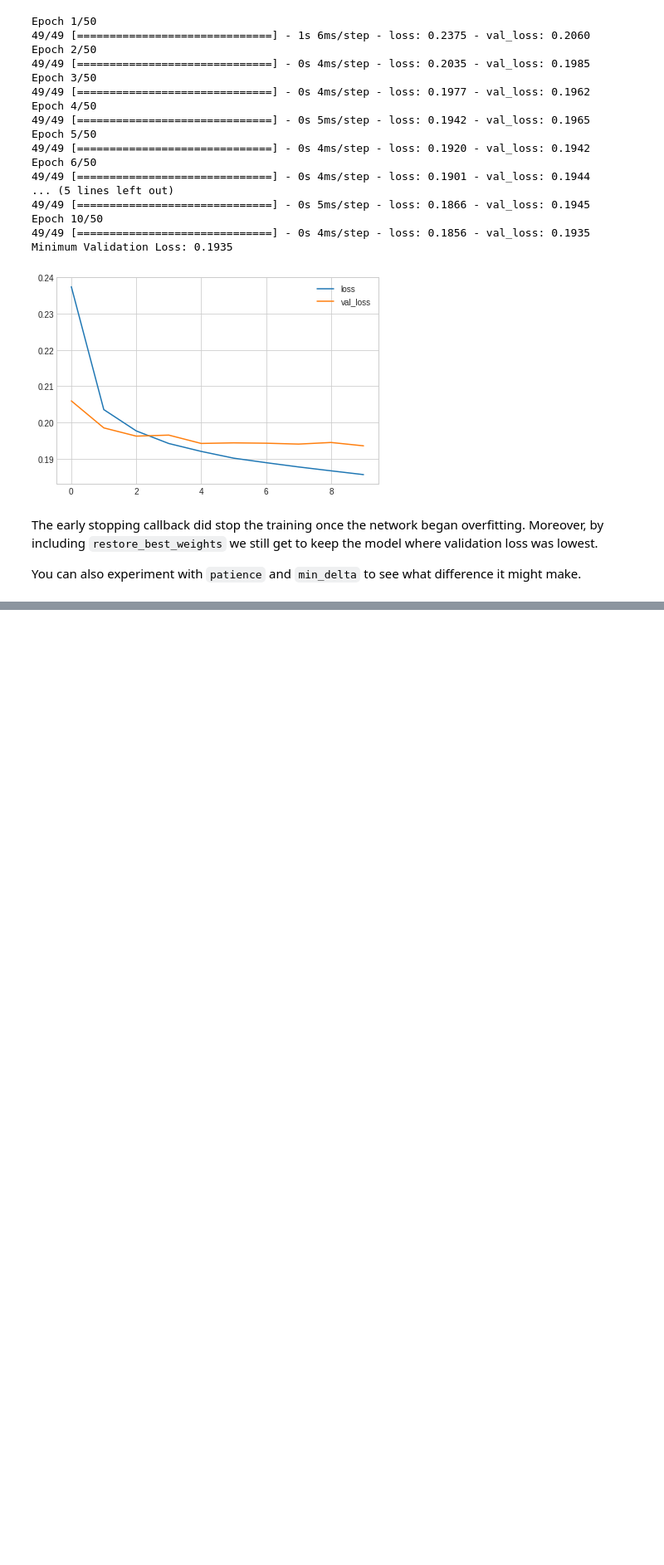
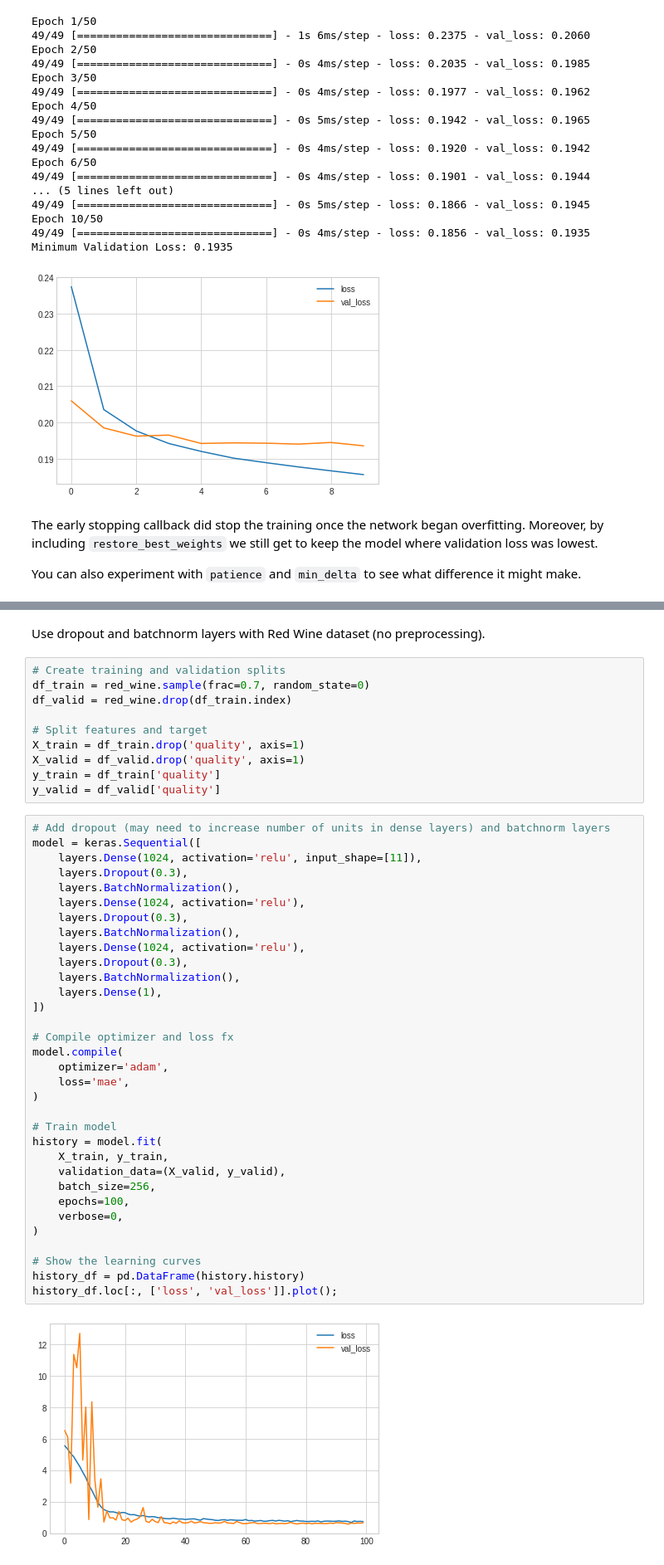
Before and after one commit to chelynl/Machine_Learning, a Jupyter notebook: Intro_to_Deep_Learning.ipynb, the cells around one changed output, grey strips where cells are left out. Shown at 83% size. Saved outputs shown, nothing was run; the diff lists cells and outputs as text; blank space fills up the shorter version.

```diff
--- a/Intro_to_Deep_Learning.ipynb
+++ b/Intro_to_Deep_Learning.ipynb
@@ -831,0 +869,47 @@ You can also experiment with `patience` and `min_delta` to see what difference i
+# %% [markdown]
+Use dropout and batchnorm layers with Red Wine dataset (no preprocessing).
+# %%
+# Create training and validation splits
+df_train = red_wine.sample(frac=0.7, random_state=0)
+df_valid = red_wine.drop(df_train.index)
+
+# Split features and target
+X_train = df_train.drop('quality', axis=1)
+X_valid = df_valid.drop('quality', axis=1)
+y_train = df_train['quality']
+y_valid = df_valid['quality']
+# %%
+# Add dropout (may need to increase number of units in dense layers) and batchnorm layers
+model = keras.Sequential([
+    layers.Dense(1024, activation='relu', input_shape=[11]),
+    layers.Dropout(0.3),
+    layers.BatchNormalization(),
+    layers.Dense(1024, activation='relu'),
+    layers.Dropout(0.3),
+    layers.BatchNormalization(),
+    layers.Dense(1024, activation='relu'),
+    layers.Dropout(0.3),
+    layers.BatchNormalization(),
+    layers.Dense(1),
+])
+
+# Compile optimizer and loss fx
+model.compile(
+    optimizer='adam',
+    loss='mae',
+)
+
+# Train model
+history = model.fit(
+    X_train, y_train,
+    validation_data=(X_valid, y_valid),
+    batch_size=256,
+    epochs=100,
+    verbose=0,
+)
+
+# Show the learning curves
+history_df = pd.DataFrame(history.history)
+history_df.loc[:, ['loss', 'val_loss']].plot();
+# %% [output]
+[figure, added]
```
Also changed, not shown: parts of 41 cells of this notebook.
